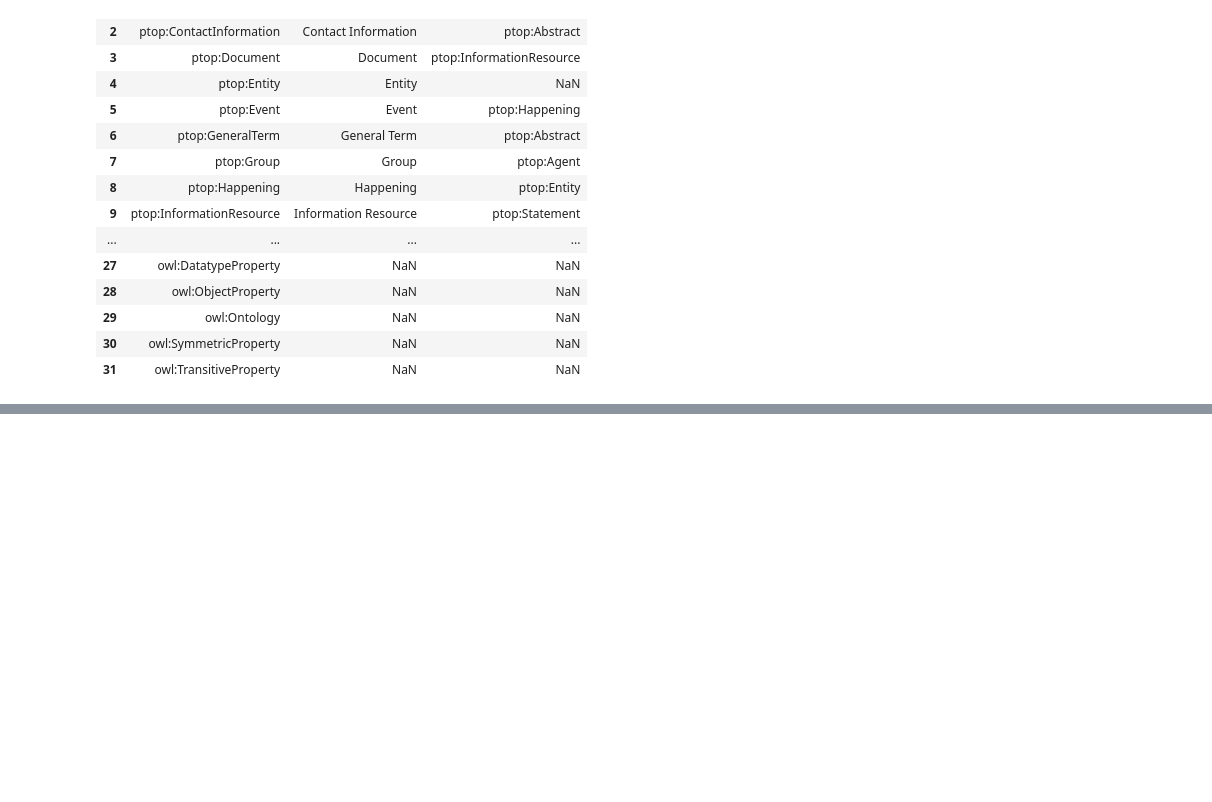
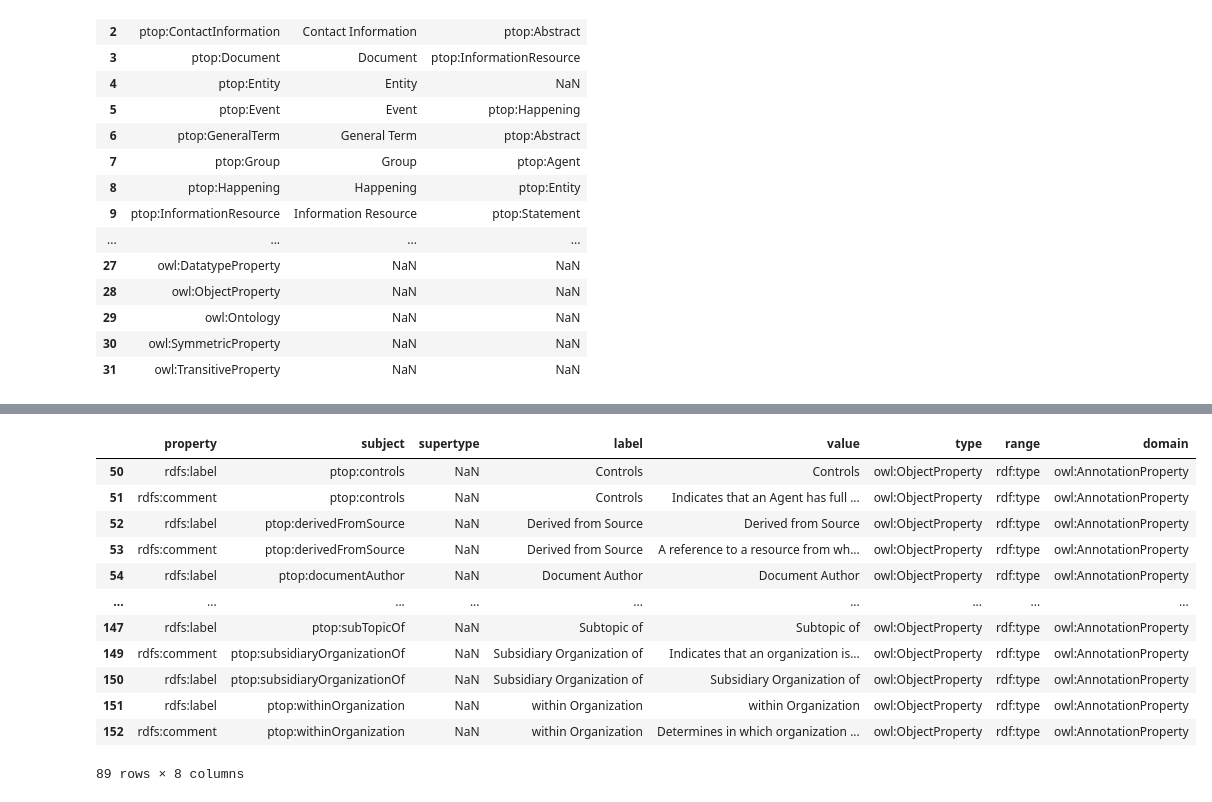
Before and after one commit to HannaAbiAkl/AutonomousLearner, a Jupyter notebook: experiments/experiment_1.ipynb, the cells around one changed output, grey strips where cells are left out. Saved outputs shown, nothing was run; the diff lists cells and outputs as text; code cells hidden in the pictures; blank space fills up the shorter version.

```diff
--- a/experiments/experiment_1.ipynb
+++ b/experiments/experiment_1.ipynb
@@ -167,0 +250,17 @@ df_3
+# %%
+df_4_object_properties = df_4[df_4["type"] == "owl:ObjectProperty"]
+df_4_object_properties
+# %% [output]
+|  | property | subject | supertype | label | value | type | range | domain |
+| 50 | rdfs:label | ptop:controls | NaN | Controls | Controls | owl:ObjectProperty | rdf:type | owl:AnnotationProperty |
+| 51 | rdfs:comment | ptop:controls | NaN | Controls | Indicates that an Agent has full ... | owl:ObjectProperty | rdf:type | owl:AnnotationProperty |
+| 52 | rdfs:label | ptop:derivedFromSource | NaN | Derived from Source | Derived from Source | owl:ObjectProperty | rdf:type | owl:AnnotationProperty |
+| 53 | rdfs:comment | ptop:derivedFromSource | NaN | Derived from Source | A reference to a resource from wh... | owl:ObjectProperty | rdf:type | owl:AnnotationProperty |
+| 54 | rdfs:label | ptop:documentAuthor | NaN | Document Author | Document Author | owl:ObjectProperty | rdf:type | owl:AnnotationProperty |
+| ... | ... | ... | ... | ... | ... | ... | ... | ... |
+| 147 | rdfs:label | ptop:subTopicOf | NaN | Subtopic of | Subtopic of | owl:ObjectProperty | rdf:type | owl:AnnotationProperty |
+| 149 | rdfs:comment | ptop:subsidiaryOrganizationOf | NaN | Subsidiary Organization of | Indicates that an organization is... | owl:ObjectProperty | rdf:type | owl:AnnotationProperty |
+| 150 | rdfs:label | ptop:subsidiaryOrganizationOf | NaN | Subsidiary Organization of | Subsidiary Organization of | owl:ObjectProperty | rdf:type | owl:AnnotationProperty |
+| 151 | rdfs:label | ptop:withinOrganization | NaN | within Organization | within Organization | owl:ObjectProperty | rdf:type | owl:AnnotationProperty |
+| 152 | rdfs:comment | ptop:withinOrganization | NaN | within Organization | Determines in which organization ... | owl:ObjectProperty | rdf:type | owl:AnnotationProperty |
+89 rows × 8 columns
```
Also changed, not shown: parts of 20 cells of this notebook, 2 other files.
